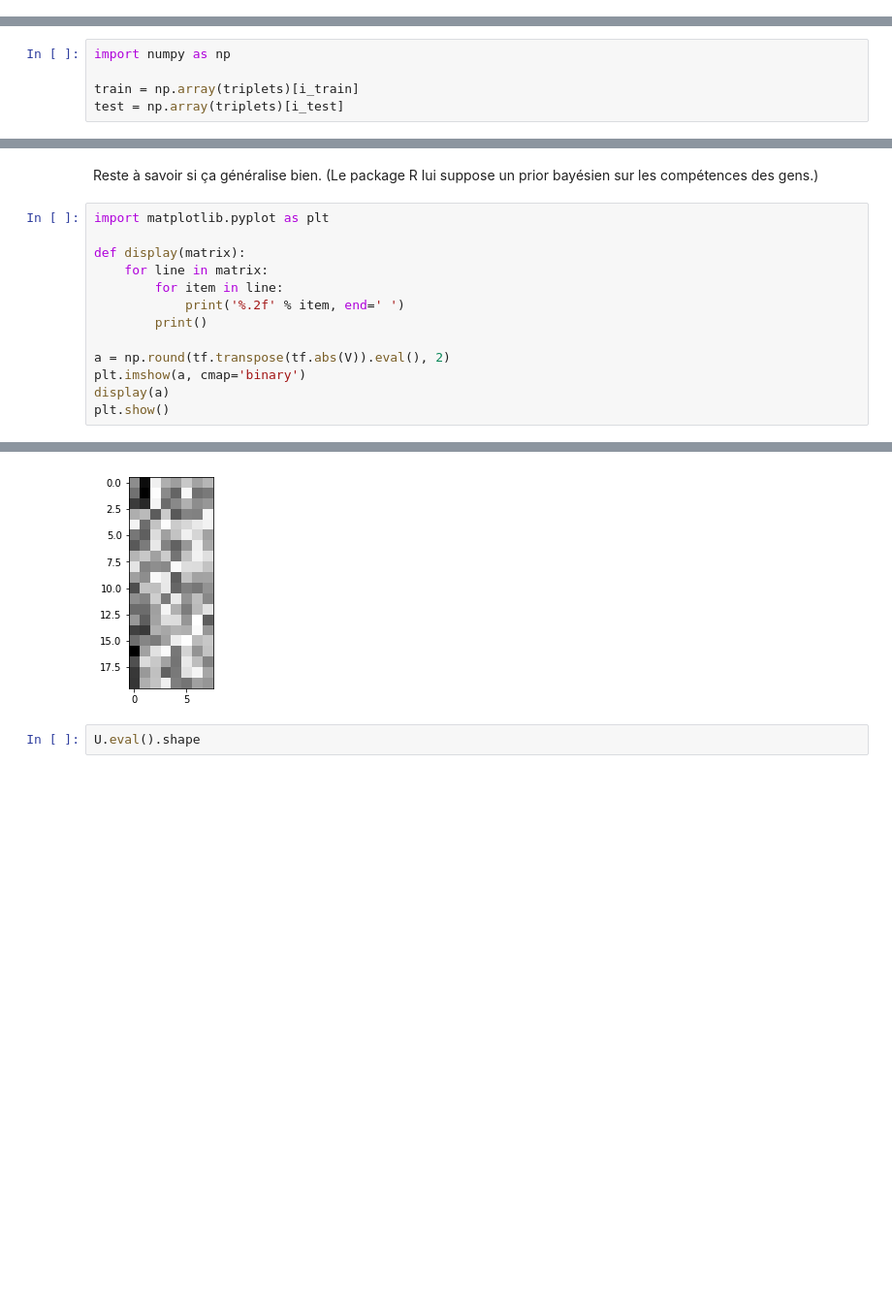
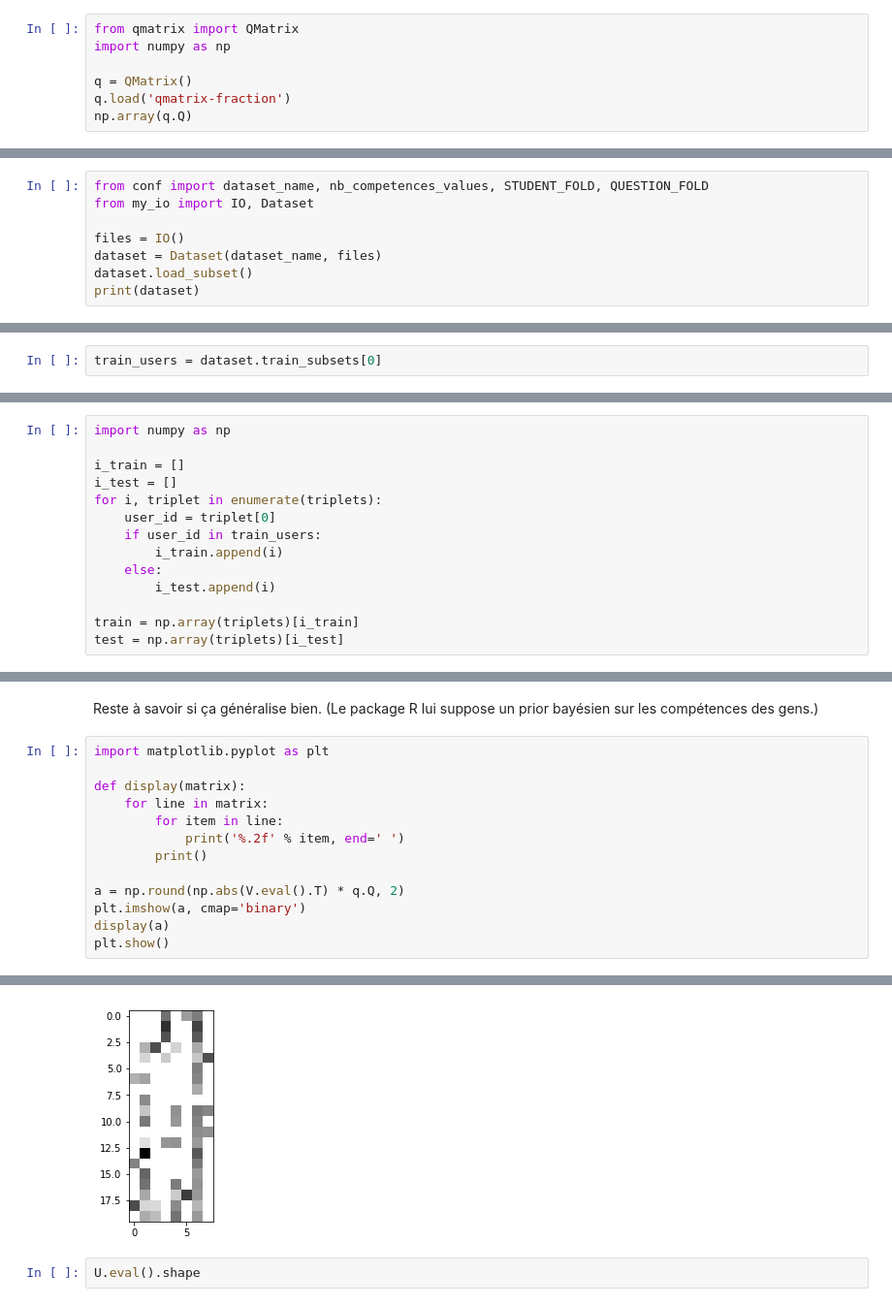
Before and after one commit to jilljenn/qna, a Jupyter notebook: notebooks/MIRT in TensorFlow.ipynb, the cells around one changed output, grey strips where cells are left out. Shown at 97% size. Drawn from its saved outputs; the diff is of its cells as text; blank space fills up the shorter version.

```diff
--- a/notebooks/MIRT in TensorFlow.ipynb
+++ b/notebooks/MIRT in TensorFlow.ipynb
@@ -3,3 +3,10 @@ import tensorflow as tf
 # %%
 import os
 os.chdir('..')  # Run this only once
+# %%
+from qmatrix import QMatrix
+import numpy as np
+
+q = QMatrix()
+q.load('qmatrix-fraction')
+np.array(q.Q)
@@ -34,0 +68,8 @@ dataset.data[0]
+# %%
+from conf import dataset_name, nb_competences_values, STUDENT_FOLD, QUESTION_FOLD
+from my_io import IO, Dataset
+
+files = IO()
+dataset = Dataset(dataset_name, files)
+dataset.load_subset()
+print(dataset)
@@ -35,3 +80,5 @@ dataset.data[0]
+# %%
+train_users = dataset.train_subsets[0]
 # %%
 from sklearn.model_selection import ShuffleSplit
 # %%
@@ -83,5 +130,14 @@ for i_train, i_test in k_fold.split(triplets):  # [:1000]
 # %%
 import numpy as np
 
+i_train = []
+i_test = []
+for i, triplet in enumerate(triplets):
+    user_id = triplet[0]
+    if user_id in train_users:
+        i_train.append(i)
+    else:
+        i_test.append(i)
+
 train = np.array(triplets)[i_train]
 test = np.array(triplets)[i_test]
@@ -198,7 +269,7 @@ def display(matrix):
             print('%.2f' % item, end=' ')
         print()
 
-a = np.round(tf.transpose(tf.abs(V)).eval(), 2)
+a = np.round(np.abs(V.eval().T) * q.Q, 2)
 plt.imshow(a, cmap='binary')
 display(a)
 plt.show()
@@ -226,4 +297,4 @@ plt.show()
-[figure, old version]
+[figure, new version]
 # %%
 U.eval().shape
 # %% [output]
```
Also changed, not shown: parts of 15 cells of this notebook, 5 other files.
